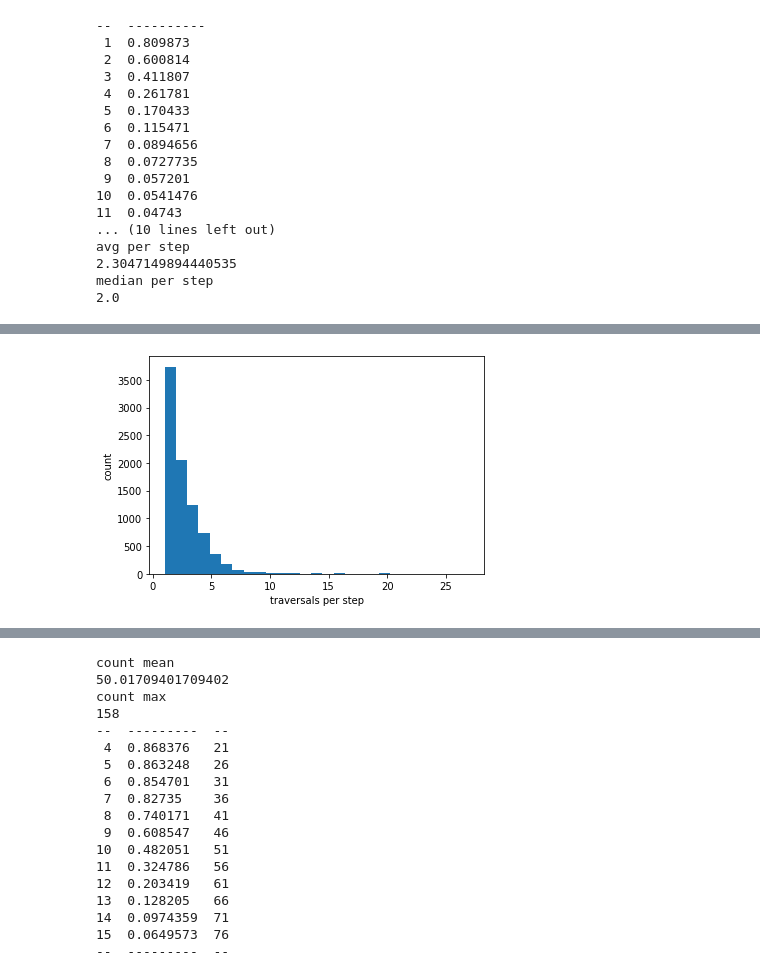
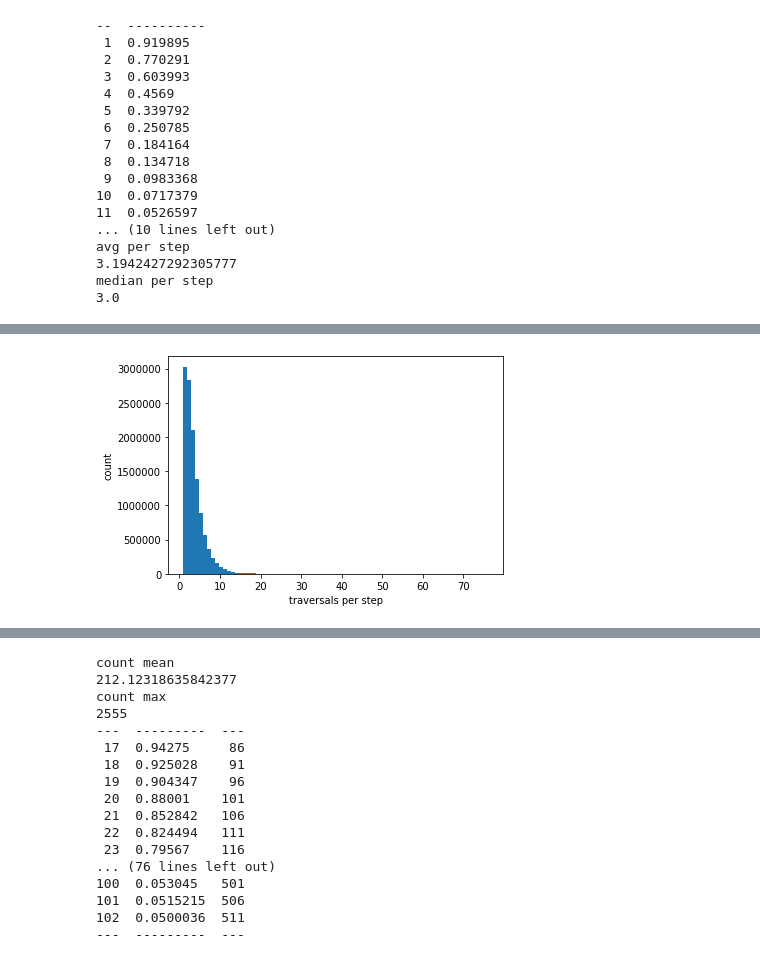
Before and after one commit to WiktorJ/node2vec, a Jupyter notebook: notebooks/data_analysis.ipynb, the cells around one changed output, grey strips where cells are left out. Cells and saved outputs as stored; diff of their text form; code cells hidden in the pictures.

```diff
--- a/notebooks/data_analysis.ipynb
+++ b/notebooks/data_analysis.ipynb
@@ -159,5 +162,12 @@ df_100_1 = pd.read_json("data/stats_120_100_1.json")
 df1 = pd.read_json("data/stats_20_20_1.json")
 df16 = pd.read_json("data/stats_20_20_16.json")
 df64 = pd.read_json("data/stats_20_20_64.json")
+# %%
+df_80_131072 = pd.read_json("data/stats_120_80_131072.json")
+df_80_65536 = pd.read_json("data/stats_120_80_65536.json")
+df_80_2048 = pd.read_json("data/stats_120_80_2048.json")
+df_80_512 = pd.read_json("data/stats_120_80_512.json")
+df_80_128 = pd.read_json("data/stats_120_80_128.json")
+df_80_16 = pd.read_json("data/stats_120_80_16.json")
 # %%
 stats_analysis(df1)
@@ -211,20 +174,20 @@ count max
 # %%
-stats_analysis(df64)
+stats_analysis(df_80_131072)
 # %% [output]
 --  ----------
- 1  0.809873
- 2  0.600814
- 3  0.411807
- 4  0.261781
- 5  0.170433
- 6  0.115471
- 7  0.0894656
- 8  0.0727735
- 9  0.057201
-10  0.0541476
-11  0.04743
+ 1  0.919895
+ 2  0.770291
+ 3  0.603993
+ 4  0.4569
+ 5  0.339792
+ 6  0.250785
+ 7  0.184164
+ 8  0.134718
+ 9  0.0983368
+10  0.0717379
+11  0.0526597
 ... (10 lines left out)
 avg per step
-2.3047149894440535
+3.1942427292305777
 median per step
-2.0
+3.0
@@ -233 +196 @@ median per step
-[figure, old version]
+[figure, new version]
@@ -239,18 +202,17 @@ median per step
 count mean
-50.01709401709402
+212.12318635842377
 count max
-158
---  ---------  --
- 4  0.868376   21
- 5  0.863248   26
- 6  0.854701   31
- 7  0.82735    36
- 8  0.740171   41
- 9  0.608547   46
-10  0.482051   51
-11  0.324786   56
-12  0.203419   61
-13  0.128205   66
-14  0.0974359  71
-15  0.0649573  76
---  ---------  --
+2555
+---  ---------  ---
+ 17  0.94275     86
+ 18  0.925028    91
+ 19  0.904347    96
+ 20  0.88001    101
+ 21  0.852842   106
+ 22  0.824494   111
+ 23  0.79567    116
+... (76 lines left out)
+100  0.053045   501
+101  0.0515215  506
+102  0.0500036  511
+---  ---------  ---
```
Also changed, not shown: parts of 41 cells of this notebook, 6 other files.
